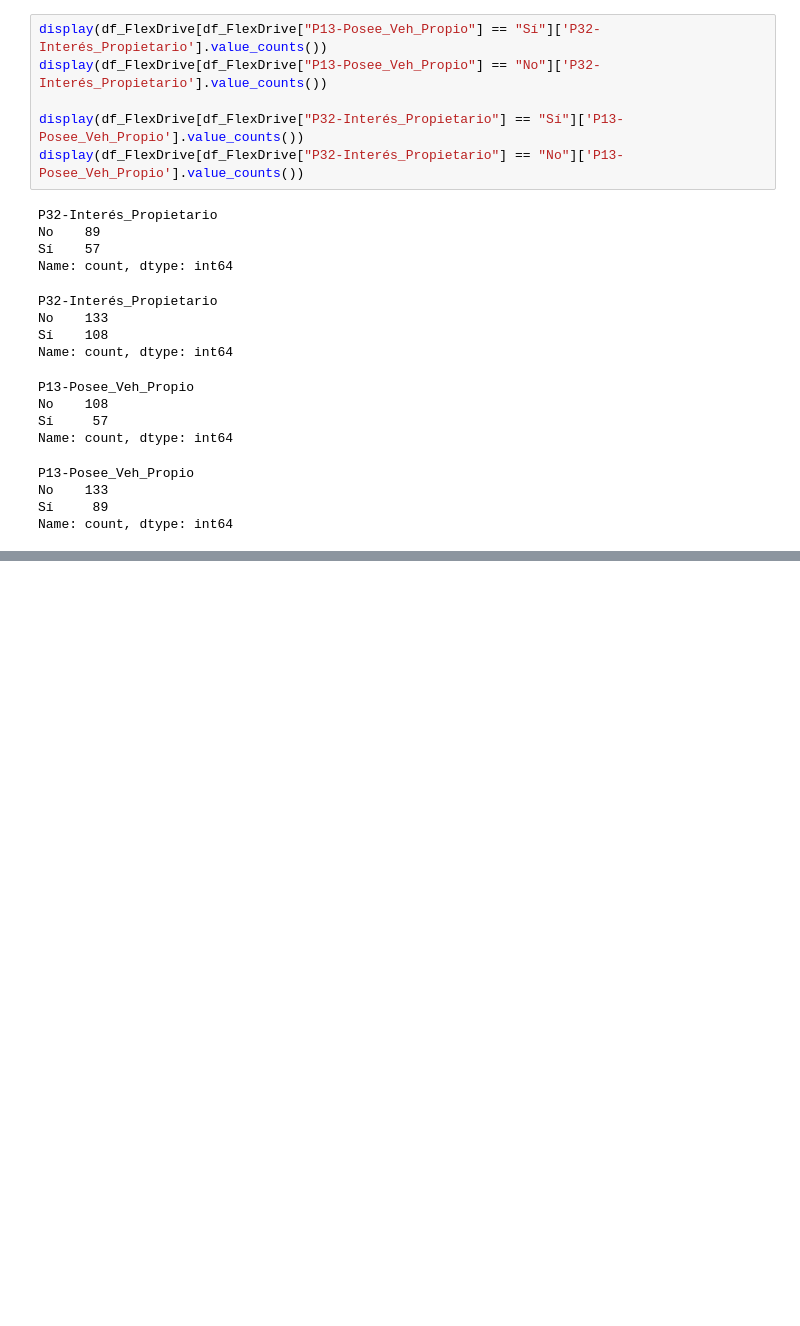
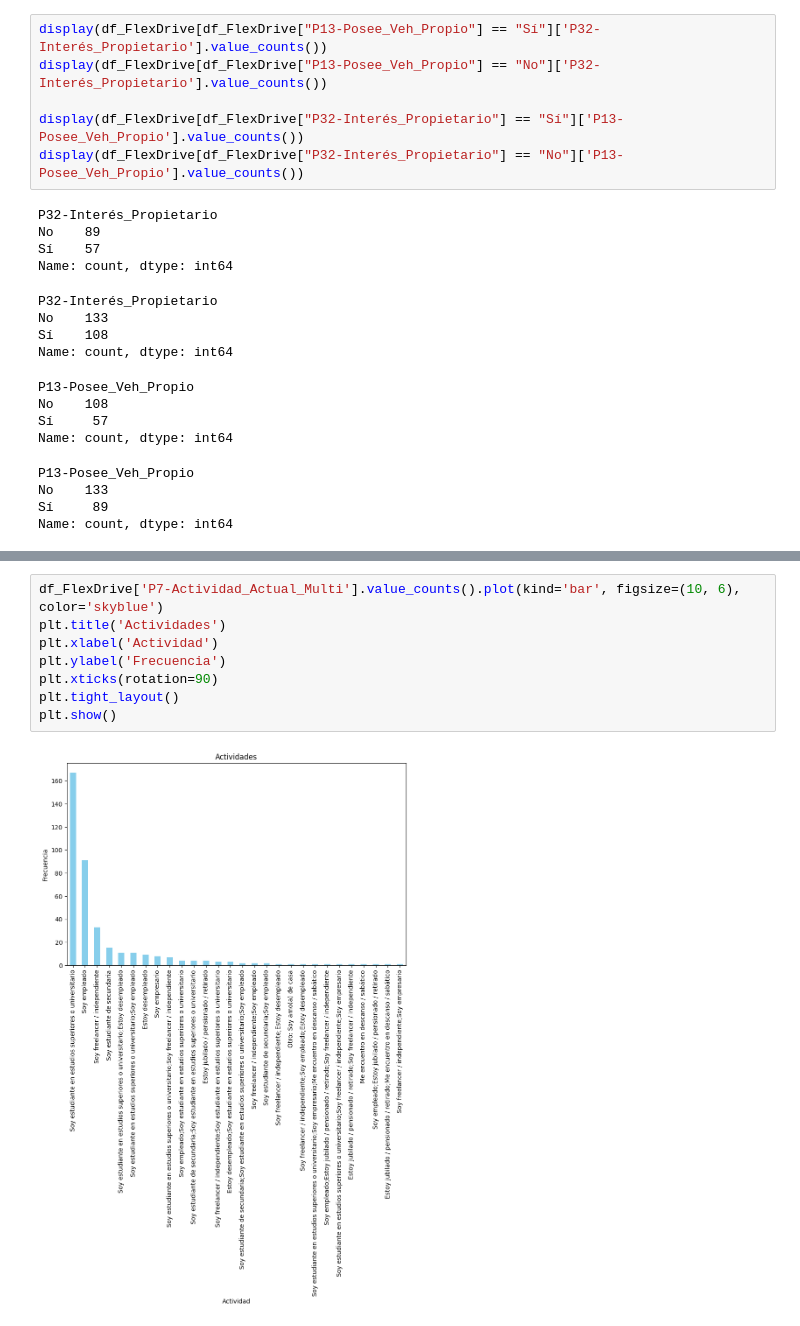
Before and after one commit to JorgeDanielRamirezNieves/Flex-Drive, a Jupyter notebook: Data-Analytics/code/Big-Data/flex-drive_analysys_figures.ipynb, the cells around one changed output, grey strips where cells are left out. Saved outputs shown, nothing was run; the diff lists cells and outputs as text; blank space fills up the shorter version.

```diff
--- a/Data-Analytics/code/Big-Data/flex-drive_analysys_figures.ipynb
+++ b/Data-Analytics/code/Big-Data/flex-drive_analysys_figures.ipynb
@@ -64,0 +75,10 @@ Name: count, dtype: int64
+# %%
+df_FlexDrive['P7-Actividad_Actual_Multi'].value_counts().plot(kind='bar', figsize=(10, 6), color='skyblue')
+plt.title('Actividades')
+plt.xlabel('Actividad')
+plt.ylabel('Frecuencia')
+plt.xticks(rotation=90)
+plt.tight_layout()
+plt.show()
+# %% [output]
+[figure, added]
```
Also changed, not shown: parts of 7 cells of this notebook, 1 other file.
